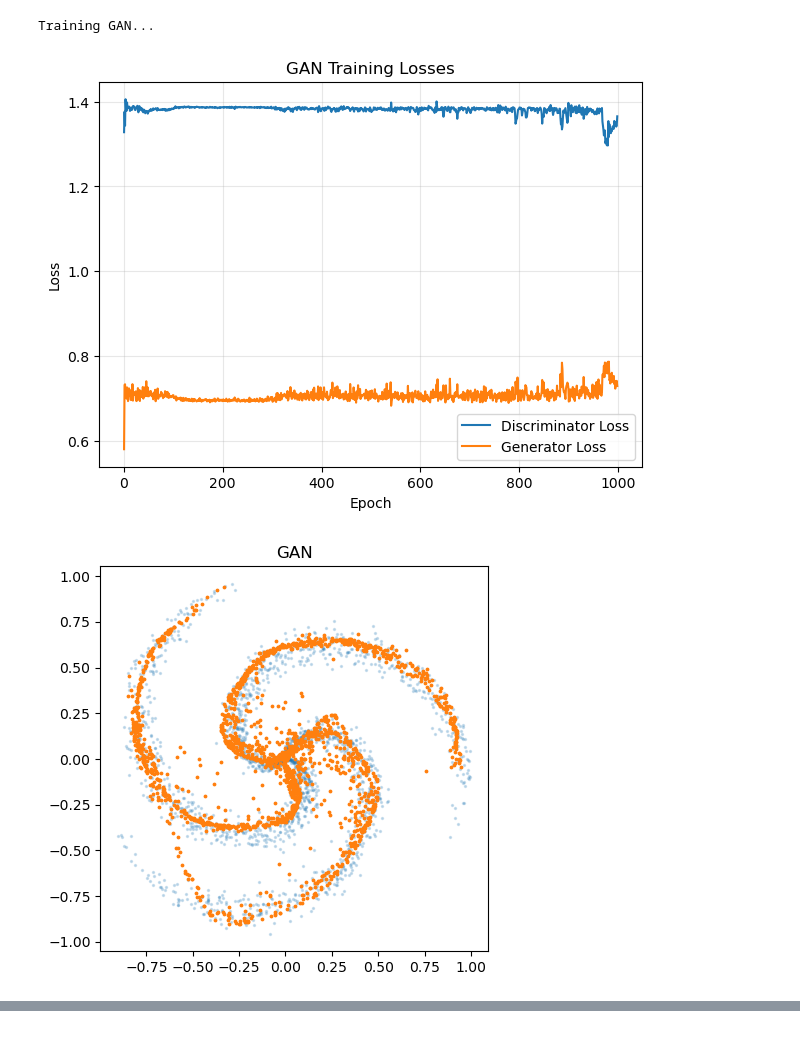
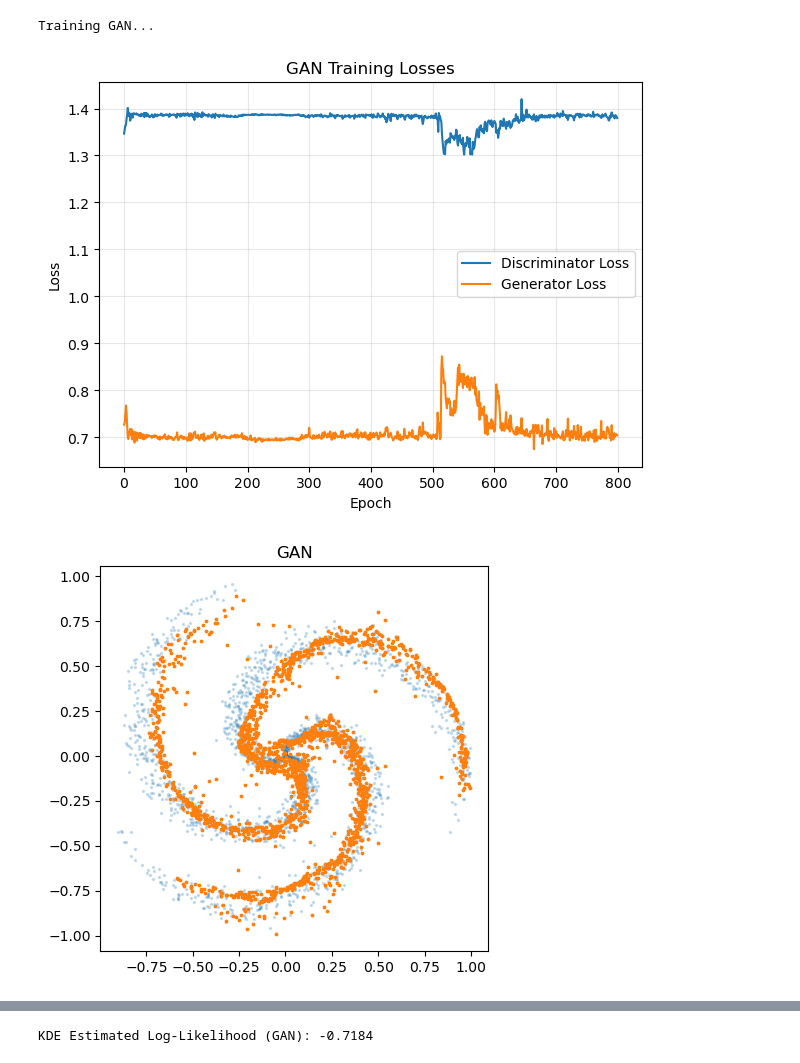
Before and after one commit to arshdeep-usc/ee660-project, a Jupyter notebook: final.ipynb, the cells around one changed output, grey strips where cells are left out. Cells and saved outputs as stored; diff of their text form; code cells hidden in the pictures.

```diff
--- a/final.ipynb
+++ b/final.ipynb
@@ -54,6 +54,6 @@ Training VAE...
 # %%
-train_gan(pinwheel_loader, X_pinwheel, epochs=1000, device="cpu")
+train_gan(pinwheel_loader, X_pinwheel, epochs=800, device="cpu")
 # %% [output]
 Training GAN...
-[figure, old version]
+[figure, new version]
-[figure, old version]
+[figure, new version]
@@ -60,3 +61,4 @@ Training GAN...
+KDE Estimated Log-Likelihood (GAN): -0.7184
 # %%
 train_vae(spiral_loader, X_spiral, epochs=1500, device="cpu")
 # %% [output]
```
Also changed, not shown: parts of 10 cells of this notebook, 2 other files.
